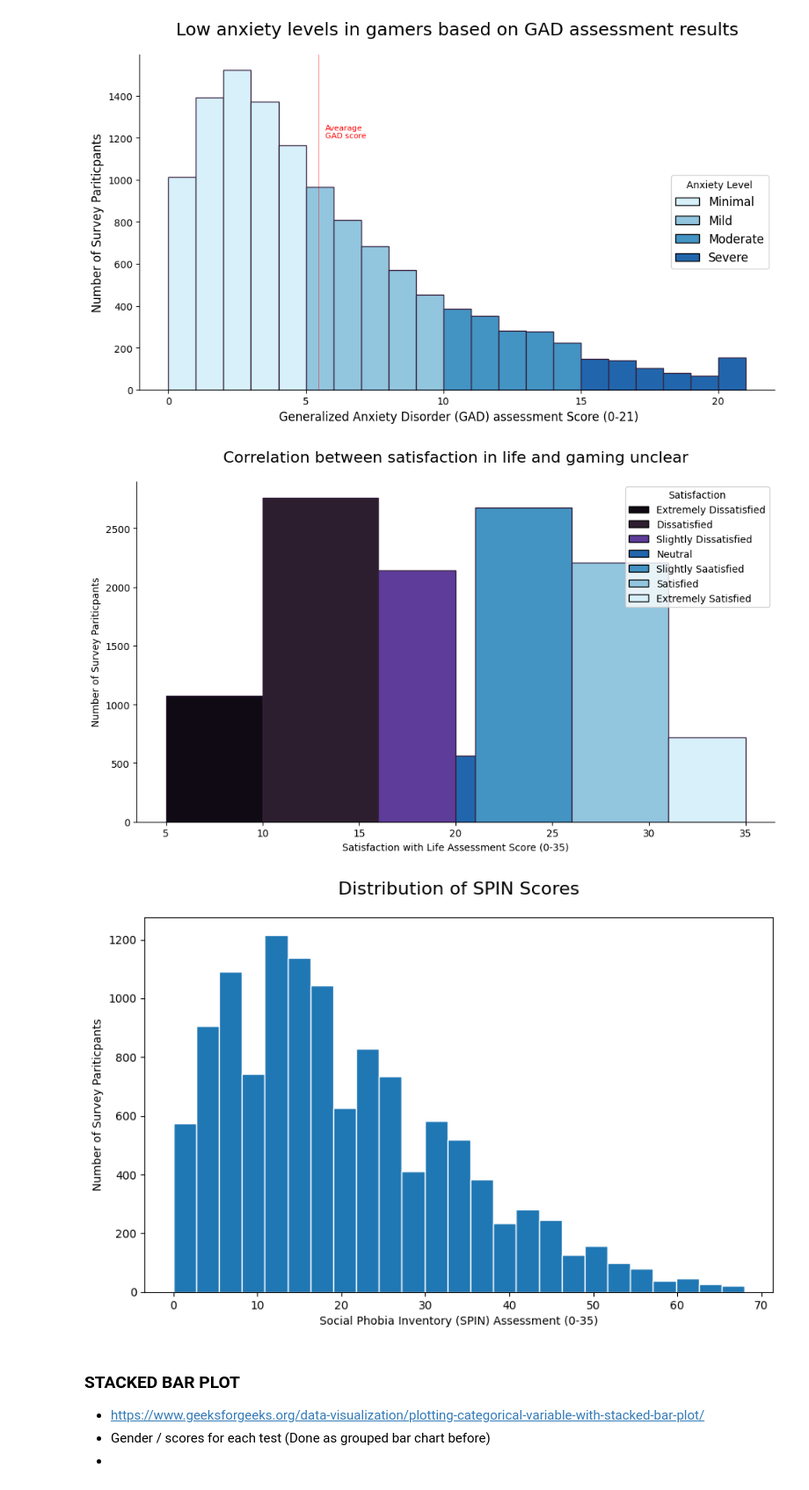
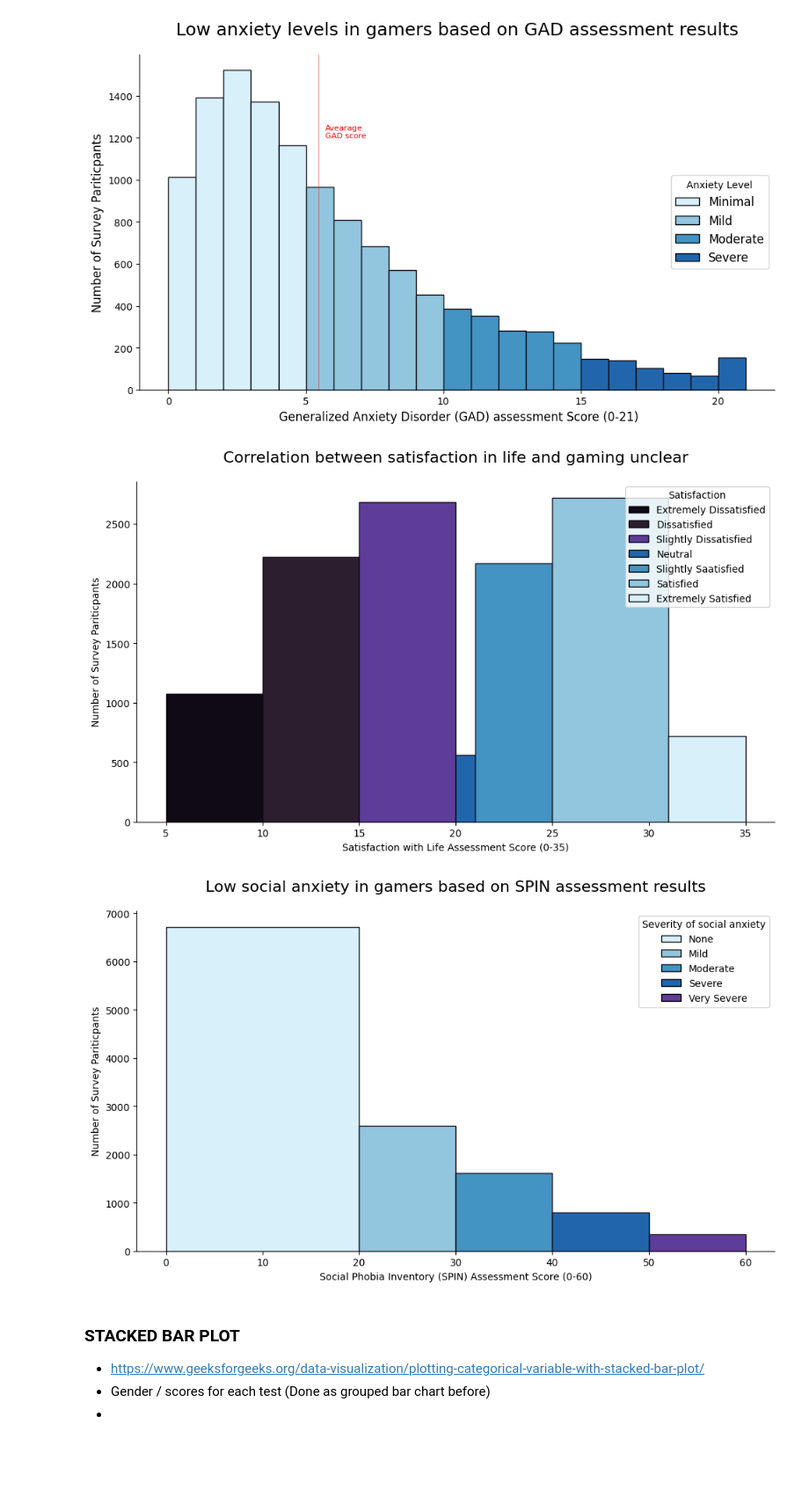
Before and after one commit to amallred/gaming-mental-health-analysis, a Jupyter notebook: charts.ipynb, the cells around one changed output. Shown at 88% size. Drawn from its saved outputs; the diff is of its cells as text; code cells hidden in the pictures; blank space fills up the shorter version.

```diff
--- a/charts.ipynb
+++ b/charts.ipynb
@@ -56,7 +56,7 @@ plt.figure(figsize=(10,6))
 n, bins, patches = plt.hist(
     df['GAD_Total'],
     bins=21,
-    edgecolor=colors[-1]
+    edgecolor=colors_ld[-1]
 )
 
 # Remove extra lines
@@ -122,8 +122,8 @@ plt.show()
 plt.figure(figsize=(10,6))
 n, bins, patches = plt.hist(
     df['SWL_Total'],
-    bins=[5,10,16,20,21,26,31,35],
-    edgecolor=colors[-1]
+    bins=[5,10,15,20,21,25,31,35],
+    edgecolor=colors_dl[0]
 )
 
 # Remove extra lines
@@ -159,26 +159,52 @@ plt.savefig('plots/SWL_score_histogram.png')
 plt.tight_layout()
 plt.show()
 # %% [output]
-[figure, old version]
+[figure, new version]
 # %%
+# How did users score on the Generalized Anxiety Disorder (GAD) test?
+
+# Resources:
+#   SPIN test information: https://greenspacehealth.com/en-us/social-anxiety-spin/
+
 plt.figure(figsize=(10,6))
-plt.hist(
+n, bins, patches = plt.hist(
     df['SPIN_Total'],
-    bins=25,
-    edgecolor='white'
+    bins=[0, 20, 30, 40, 50, 60],
+    edgecolor=colors_ld[-1]
 )
 
-plt.xlabel("Social Phobia Inventory (SPIN) Assessment (0-35)")
+# Remove extra lines
+ax = plt.gca()
+ax.spines['top'].set_visible(False)
+ax.spines['right'].set_visible(False)
+
+# Set bin grouping colors
+for i in range(len(n)):
+    c=colors_ld[i]
+    patches[i].set_fc(c)
+
+# create legend
+handles = [Rectangle((0,0),1,1,color=c,ec="k") for c in [colors_ld[0], colors_ld[1],colors_ld[2], colors_ld[3], colors_ld[4]]]
+labels = ['None', 'Mild', 'Moderate', 'Severe', 'Very Severe']
+plt.legend(
+    handles,
+    labels,
+    title='Severity of social anxiety',
+    loc='best',
+    fontsize=10
+    )
+
+plt.title("Low social anxiety in gamers based on SPIN assessment results", fontsize=16, pad=20)
+plt.xlabel("Social Phobia Inventory (SPIN) Assessment Score (0-60)")
 plt.ylabel("Number of Survey Pariticpants")
-plt.title("Distribution of SPIN Scores", fontsize=16, pad=20)
 
+# Save figure as image
+plt.savefig('plots/SPIN_score_histogram.png')
 
-# || ADD EXPLANATION OF SCORES ||
-
-
+plt.tight_layout()
 plt.show()
 # %% [output]
-[figure, old version]
+[figure, new version]
 # %% [markdown]
 ### STACKED BAR PLOT
 - https://www.geeksforgeeks.org/data-visualization/plotting-categorical-variable-with-stacked-bar-plot/
```
Also changed, not shown: parts of 3 cells of this notebook, 4 other files.
